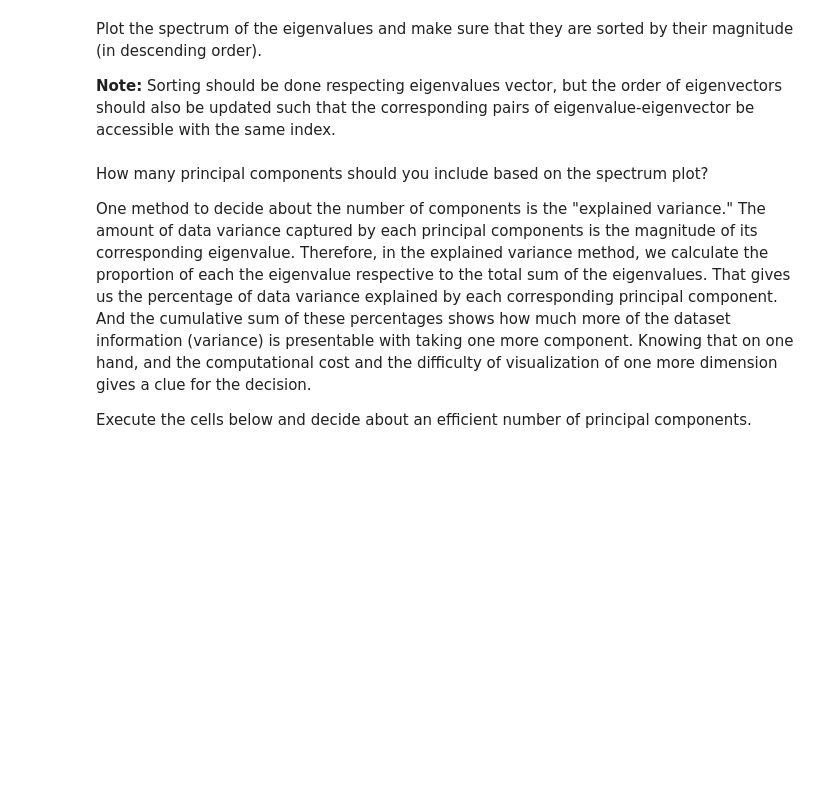
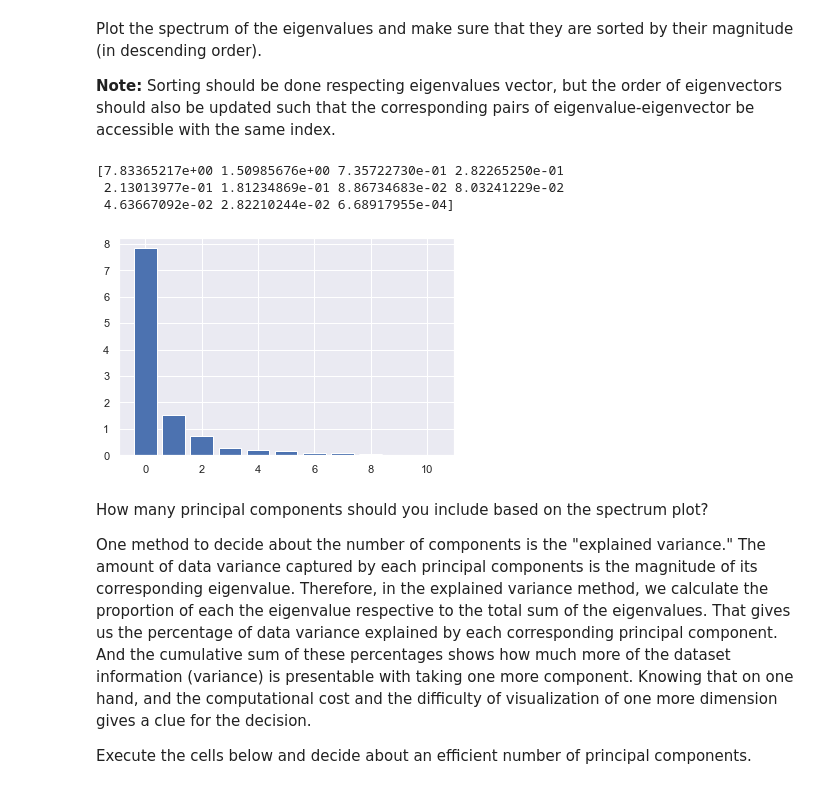
Before and after one commit to MagMueller/MLHW, a Jupyter notebook: Sheet_05_Magnus/Sheet 05/sheet05.ipynb, the cells around one changed output. Drawn from its saved outputs; the diff is of its cells as text; code cells hidden in the pictures; blank space fills up the shorter version.

```diff
--- a/Sheet_05_Magnus/Sheet 05/sheet05.ipynb
+++ b/Sheet_05_Magnus/Sheet 05/sheet05.ipynb
@@ -64,9 +84,10 @@ In this assignment you will implement PCA from the ground up and apply it to the
 We would like to visualize these high dimensional features to get a feeling for how the cars relate to each other so we need to find a subspace of dimension two or three into which we can project the data.
 # %%
 import numpy as np
+import pandas as pd
+cars=np.loadtxt('cars.csv', delimiter=',')
+# TODO: Load the cars dataset in cars.csv .
 
-# TODO: Load the cars dataset in cars.csv .
-# YOUR CODE HERE
 
 assert cars.shape == (97, 11), "Shape is not (97, 11), was {}".format(cars.shape)
 # %% [markdown]
@@ -106,15 +132,24 @@ $${\bf{X}}_{norm} = \frac{\bf{X}}{\sigma}$$
 when $\sigma$ is the standard deviation vector of features.
 # %%
 # TODO: Compute the covariance matrix and store it into covar
-# YOUR CODE HERE
-# YOUR CODE HERE
+
+
+
+X = df
+
+#X = X @ np.linalg.cholesky([[1, 0.6], [0.6, 0.6]])
+
+X -= X.mean()
+X /= X.std()
+
+covar = np.cov(X.T)
 
 assert covar.shape == (11, 11)
 
 # TODO: Compute the eigenvalues and eigenvectors and store them into eigenval and eigenvec
 #       (Figure out a function to do this for you)
 # YOUR CODE HERE
-# YOUR CODE HERE
+eigenval, eigenvec = np.linalg.eig(covar);
 
 assert eigenval.shape == (11,)
 assert eigenvec.shape == (11, 11)
@@ -131,3 +161,22 @@ import matplotlib.pyplot as plt
+# %%
+import matplotlib.pyplot as plt
+%matplotlib inline
+
+sorting = np.argsort(-eigenval)
+
+eigenval = eigenval[sorting]
+print(eigenval)
+eigenvec = eigenvec[:,sorting]
+
+plt.figure()
+
+plt.bar(np.arange(len(eigenval)), eigenval)
+plt.show()
+# %% [output]
+[7.83365217e+00 1.50985676e+00 7.35722730e-01 2.82265250e-01
+ 2.13013977e-01 1.81234869e-01 8.86734683e-02 8.03241229e-02
+ 4.63667092e-02 2.82210244e-02 6.68917955e-04]
+[figure, added]
 # %% [markdown]
 How many principal components should you include based on the spectrum plot?
 
```
Also changed, not shown: parts of 26 cells of this notebook.
